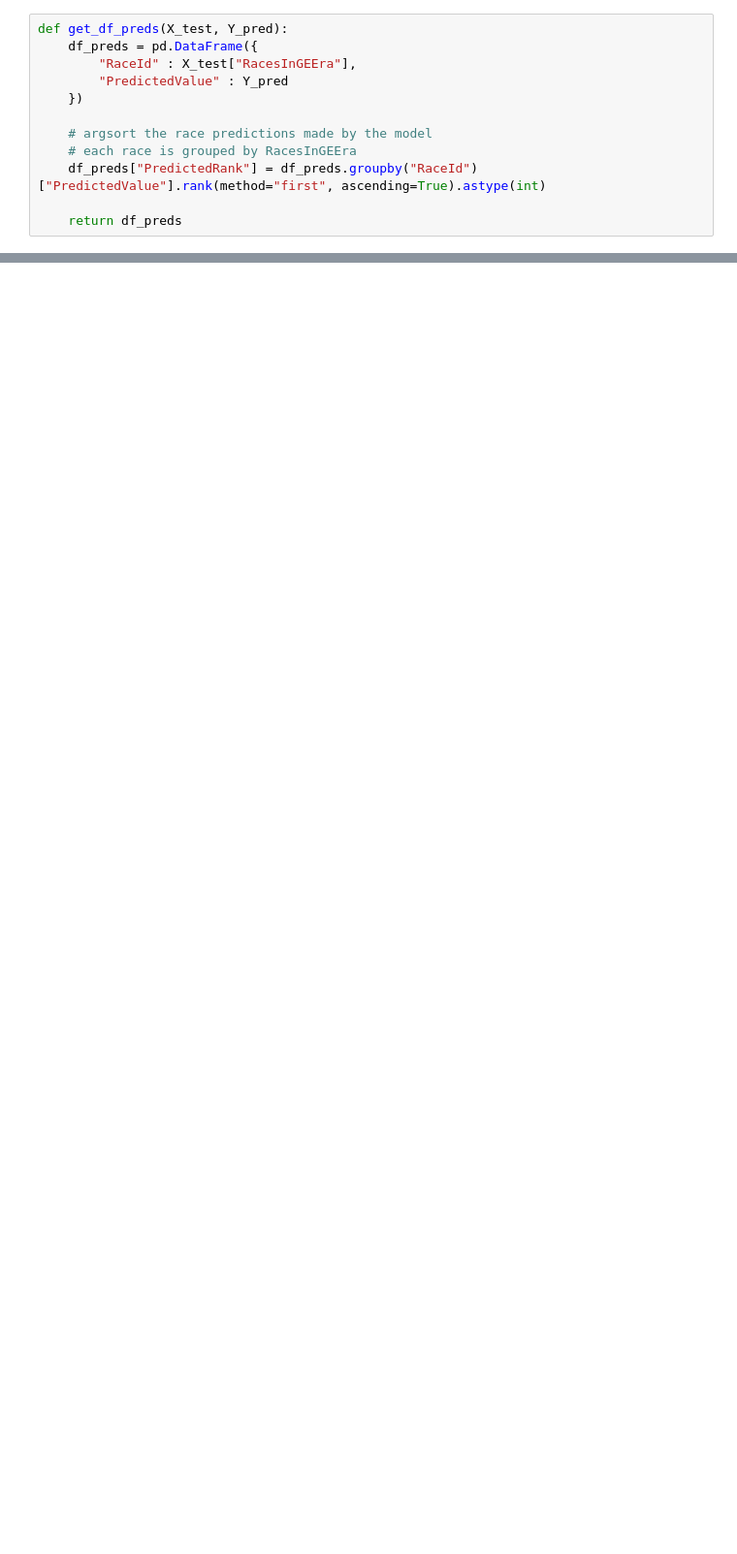
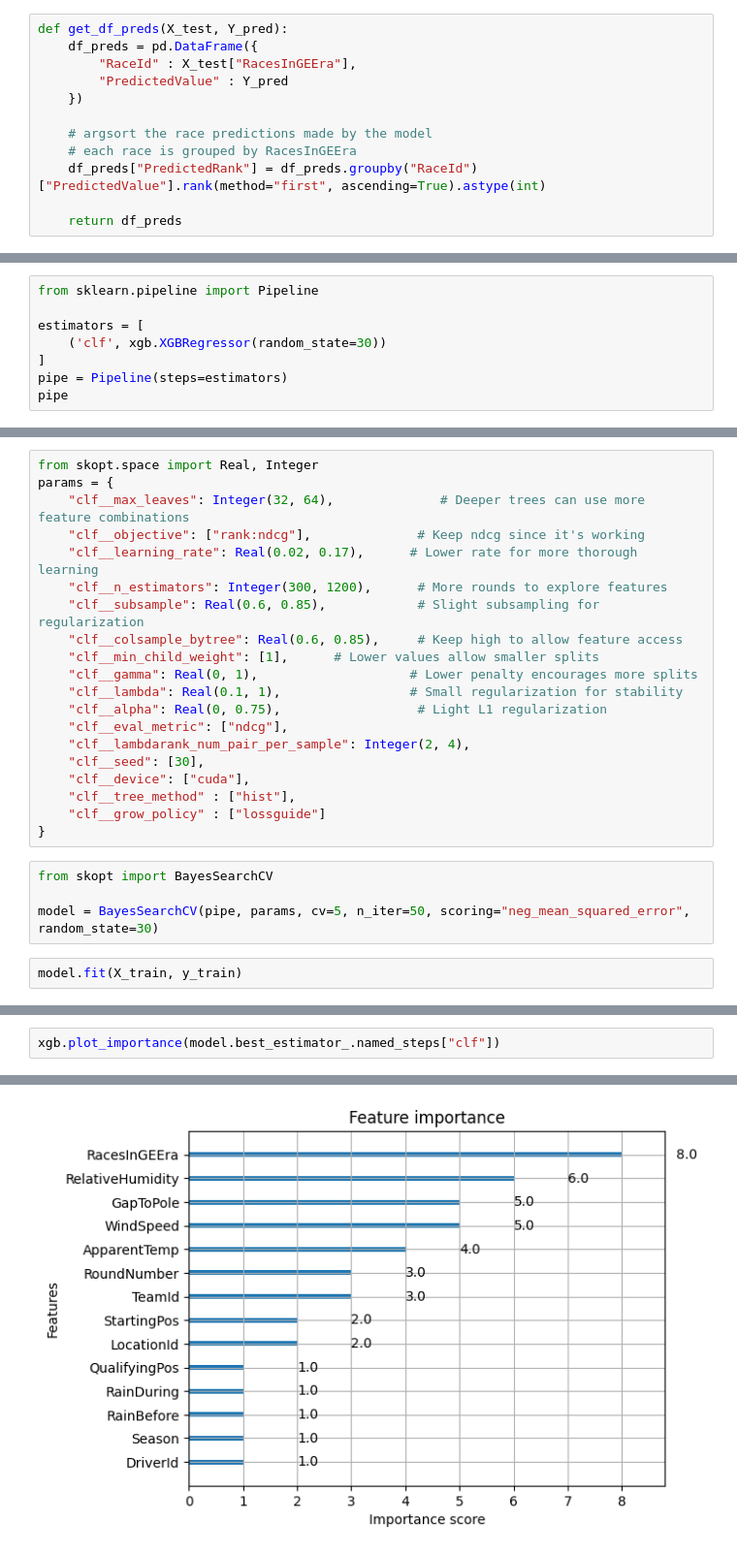
Before and after one commit to priyansh3010/F1Project, a Jupyter notebook: backend/training.ipynb, the cells around one changed output, grey strips where cells are left out. Shown: that part at 97% size. Cells and saved outputs as stored; diff of their text form; blank space fills up the shorter version.

Commit message:
Explored XGB Boost models. Did not help much with accuracy yet.

```diff
--- a/backend/training.ipynb
+++ b/backend/training.ipynb
@@ -296,0 +438,8 @@ Alexander Albon - 20.0 - 20.0
+# %%
+from sklearn.pipeline import Pipeline
+
+estimators = [
+    ('clf', xgb.XGBRegressor(random_state=30))
+]
+pipe = Pipeline(steps=estimators)
+pipe
@@ -296,0 +464,26 @@ Alexander Albon - 20.0 - 20.0
+# %%
+from skopt.space import Real, Integer
+params = {
+    "clf__max_leaves": Integer(32, 64),              # Deeper trees can use more feature combinations
+    "clf__objective": ["rank:ndcg"],              # Keep ndcg since it's working
+    "clf__learning_rate": Real(0.02, 0.17),      # Lower rate for more thorough learning
+    "clf__n_estimators": Integer(300, 1200),      # More rounds to explore features
+    "clf__subsample": Real(0.6, 0.85),            # Slight subsampling for regularization
+    "clf__colsample_bytree": Real(0.6, 0.85),     # Keep high to allow feature access
+    "clf__min_child_weight": [1],      # Lower values allow smaller splits
+    "clf__gamma": Real(0, 1),                    # Lower penalty encourages more splits
+    "clf__lambda": Real(0.1, 1),                 # Small regularization for stability
+    "clf__alpha": Real(0, 0.75),                  # Light L1 regularization
+    "clf__eval_metric": ["ndcg"],
+    "clf__lambdarank_num_pair_per_sample": Integer(2, 4),
+    "clf__seed": [30],
+    "clf__device": ["cuda"],
+    "clf__tree_method" : ["hist"],
+    "clf__grow_policy" : ["lossguide"]
+}
+# %%
+from skopt import BayesSearchCV
+
+model = BayesSearchCV(pipe, params, cv=5, n_iter=50, scoring="neg_mean_squared_error", random_state=30)
+# %%
+model.fit(X_train, y_train)
@@ -296,0 +548,3 @@ Alexander Albon - 20.0 - 20.0
+# %%
+xgb.plot_importance(model.best_estimator_.named_steps["clf"])
+# %% [output]
@@ -296,0 +552 @@ Alexander Albon - 20.0 - 20.0
+[figure, added]
```
Also changed, not shown: parts of 50 cells of this notebook.
